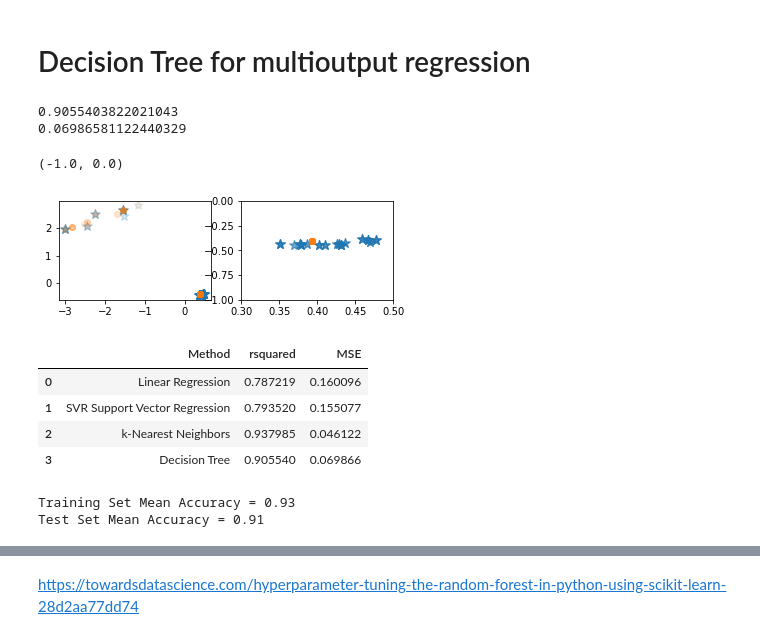
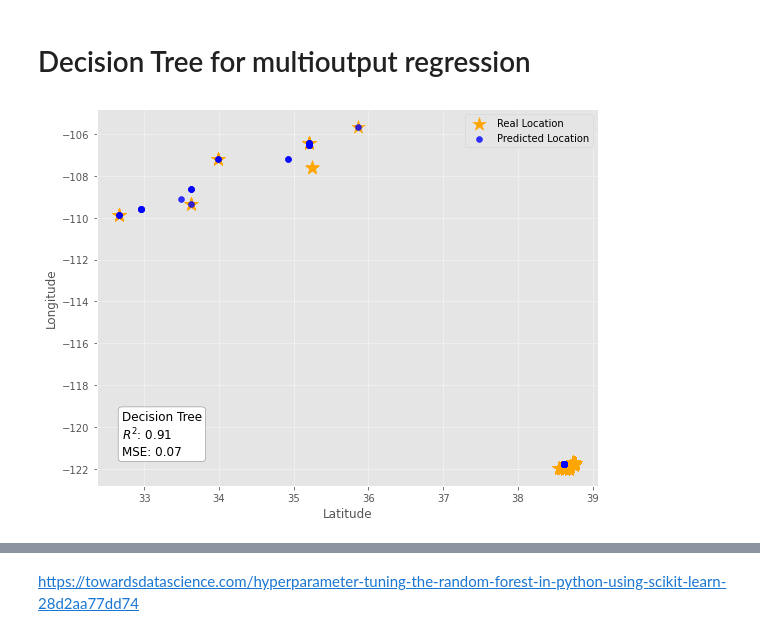
Before and after one commit to hayesrebecca/pollenGeolocation, a Jupyter notebook: 2_modelComparisons.ipynb, the cells around one changed output, grey strips where cells are left out. Drawn from its saved outputs; the diff is of its cells as text; code cells hidden in the pictures.

```diff
--- a/2_modelComparisons.ipynb
+++ b/2_modelComparisons.ipynb
@@ -151,73 +103,16 @@ plt.ylim(-1,0)
 # %%
 # fit model
 DTR = DecisionTreeRegressor(max_depth=5)
 DTR = DTR.fit(X_train, y_train)
 
-preds = DTR.predict(X_test)
-#plt.scatter(y_test, preds) #should this be [:,1] for both?
-#plt.scatter(y_test[:,1], preds[:,1])
+preds_DTR = DTR.predict(X_test)
 
-#use scikit-learn scorer
-print(r2_score(y_test,preds))
-print(mean_squared_error(y_test,preds))
+DTR_rsq = r2_score(y_test,preds_DTR)
+DTR_mse = mean_squared_error(y_test,preds_DTR)
 
-DTR_rsq = r2_score(y_test,preds)
-DTR_mse = mean_squared_error(y_test,preds)
-
-y_test_split = np.hsplit(y_test, 2)
-preds = np.hsplit(preds, 2)
-
-plt.subplot(2,2,1)
-plt.scatter(y_test_split[0], y_test_split[1], marker='*', alpha=0.1, s=100)
-plt.scatter(preds[0], preds[1], alpha=0.1)
-plt.subplot(2,2,2)
-plt.scatter(y_test_split[0], y_test_split[1], marker='*', alpha=0.1, s=100)
-plt.scatter(preds[0], preds[1], alpha=0.1)
-plt.xlim(0.3,0.5)
-plt.ylim(-1,0)
+plot_test_preds(y_test, preds_DTR, sc_y, "Decision Tree")
 # %% [output]
-0.9055403822021043
-0.06986581122440329
-(-1.0, 0.0)
-[figure, old version]
+[figure, new version]
-# %%
-method = ['Linear Regression', 'SVR Support Vector Regression' , 'k-Nearest Neighbors', 'Decision Tree']
-rsquared = [LR_rsq, SVR_rsq, KNR_rsq, DTR_rsq]
-MSE = [LR_mse, SVR_mse, KNR_mse, DTR_mse]
-
-df = pd.DataFrame({'Method' : method,
-              'rsquared' : rsquared,
-              'MSE' : MSE})
-df
-# %% [output]
-|  | Method | rsquared | MSE |
-| 0 | Linear Regression | 0.787219 | 0.160096 |
-| 1 | SVR Support Vector Regression | 0.793520 | 0.155077 |
-| 2 | k-Nearest Neighbors | 0.937985 | 0.046122 |
-| 3 | Decision Tree | 0.905540 | 0.069866 |
-# %%
-
-# fit model
-DTR = DecisionTreeRegressor(max_depth=5)
-DTR = DTR.fit(X_train, y_train)
-
-preds = DTR.predict(X_test)
-
-train_error = np.round(DTR.score(X_train, y_train), 2)
-test_error = np.round(DTR.score(X_test, y_test), 2)
-
-print("Training Set Mean Accuracy = " + str(train_error))
-print("Test Set Mean Accuracy = " + str(test_error))
-
-#scales outputs back to be lat and longs
-y_new_inverse = sc_y.inverse_transform(y_test)
-preds_new_inverse = sc_y.inverse_transform(preds)
-
-y_inverse = np.hsplit(y_new_inverse, 2)
-preds_inverse = np.hsplit(preds_new_inverse, 2)
-# %% [output]
-Training Set Mean Accuracy = 0.93
-Test Set Mean Accuracy = 0.91
 # %%
 #Random forest
 
```
Also changed, not shown: parts of 21 cells of this notebook.
